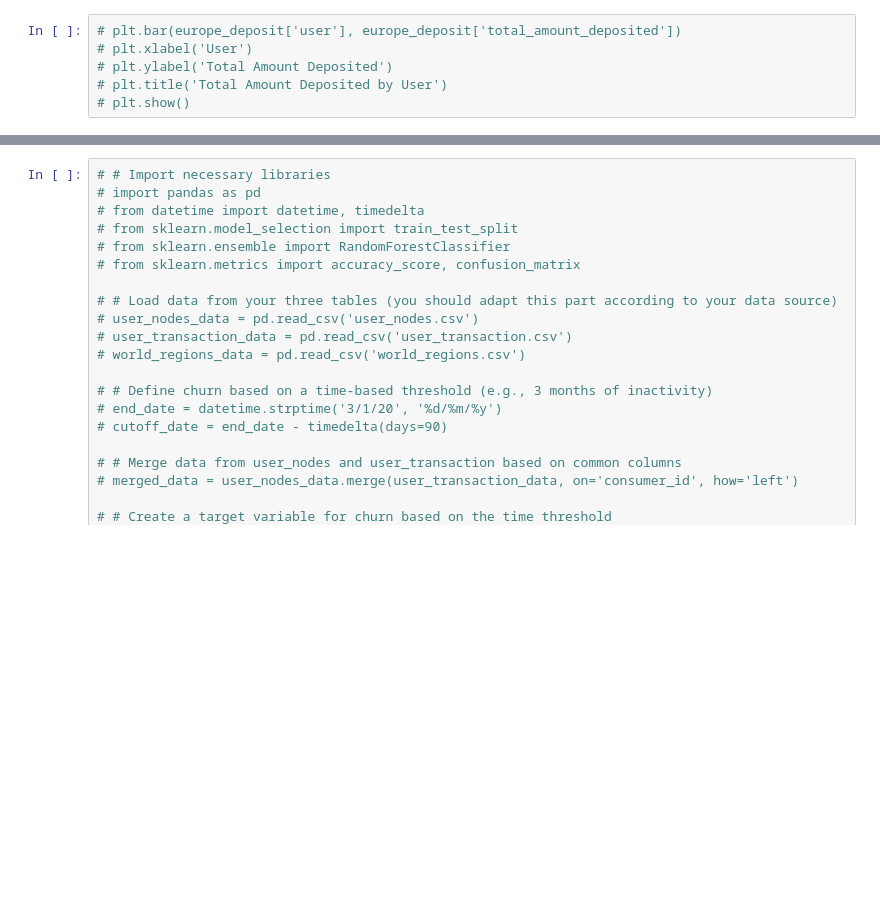
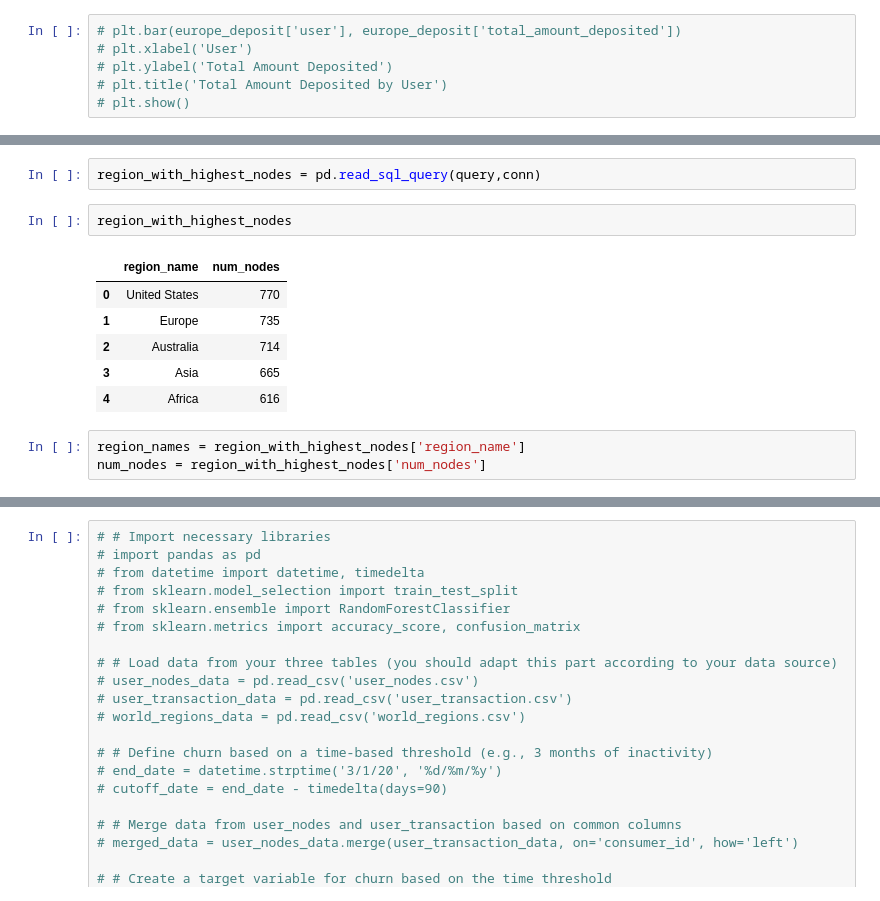
Before and after one commit to Dibieoluchi/banking_data, a Jupyter notebook: banking_data analysis.ipynb, the cells around one changed output, grey strips where cells are left out. Saved outputs shown, nothing was run; the diff lists cells and outputs as text; blank space fills up the shorter version.

```diff
--- a/banking_data analysis.ipynb
+++ b/banking_data analysis.ipynb
@@ -335,0 +382,14 @@ quey = """SELECT
+# %%
+region_with_highest_nodes = pd.read_sql_query(query,conn)
+# %%
+region_with_highest_nodes
+# %% [output]
+|  | region_name | num_nodes |
+| 0 | United States | 770 |
+| 1 | Europe | 735 |
+| 2 | Australia | 714 |
+| 3 | Asia | 665 |
+| 4 | Africa | 616 |
+# %%
+region_names = region_with_highest_nodes['region_name']
+num_nodes = region_with_highest_nodes['num_nodes']
```
Also changed, not shown: parts of 44 cells of this notebook.
